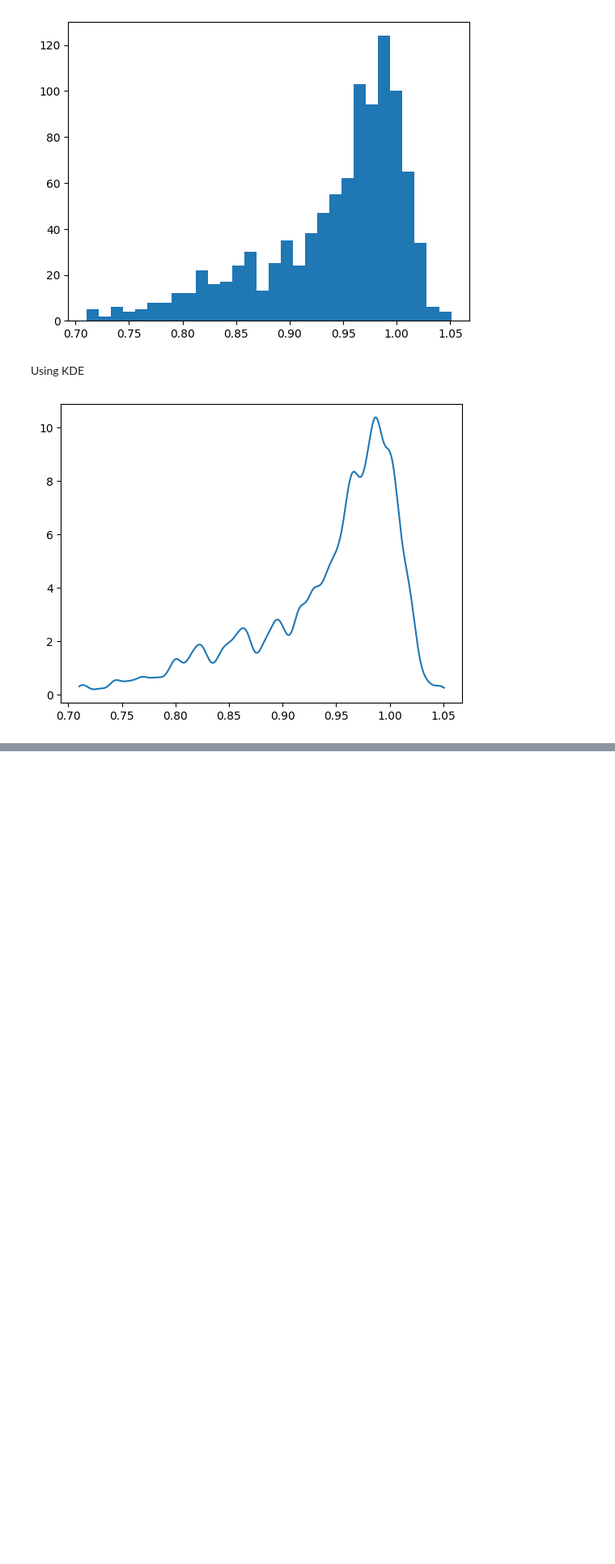
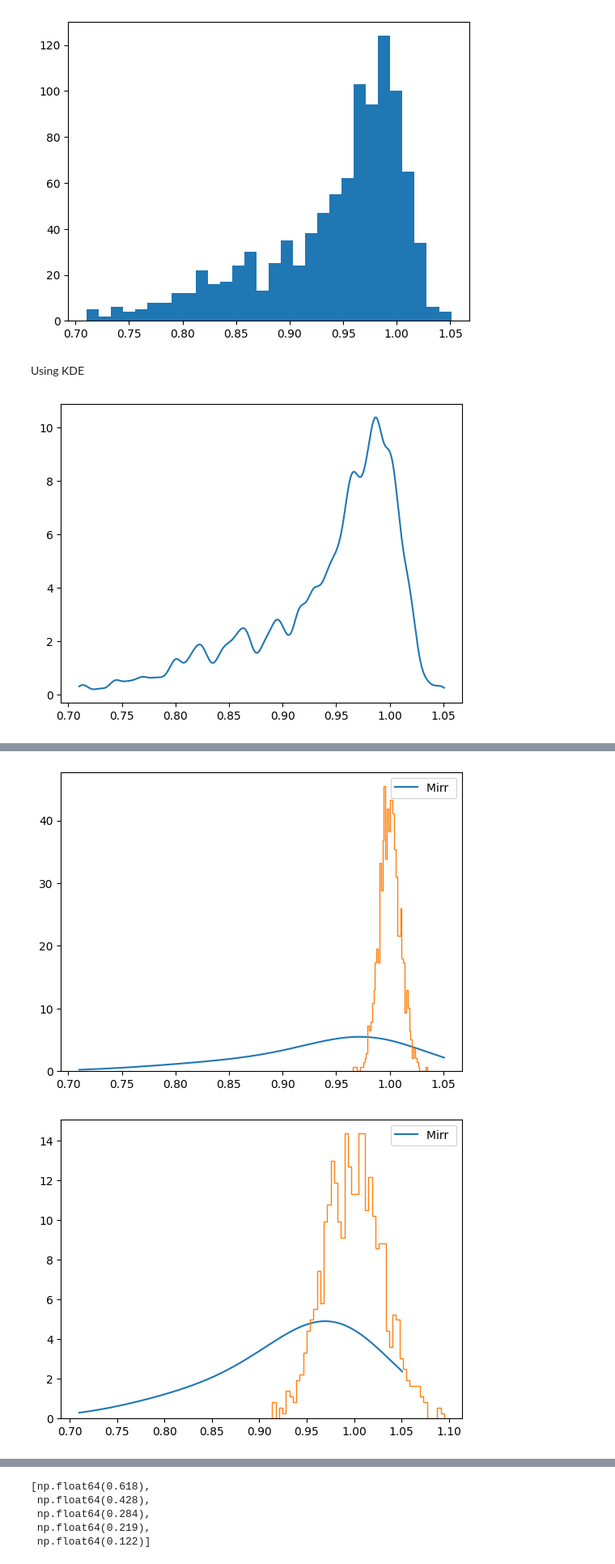
Before and after one commit to Sofiadossena/astrostatistics_bicocca_2025, a Jupyter notebook: working/Bhmass.ipynb, the cells around one changed output, grey strips where cells are left out. Shown at 81% size. Cells and saved outputs as stored; diff of their text form; code cells hidden in the pictures; blank space fills up the shorter version.

```diff
--- a/working/Bhmass.ipynb
+++ b/working/Bhmass.ipynb
@@ -46,0 +64,26 @@ np.float64(1.382902816518576e-11)
+# %%
+ks2=[] #ks between Mirr and M
+
+for i in sigmas:
+    Mks=np.random.normal(mu,i,1000) #first distrib (gaussian with different sigma)
+    Mk_irrr=Mks*f(chi) #second distrib
+
+    PDFMirr = kde_sklearn(Mk_irrr,bandwidth=0.05,kernel="gaussian")
+    gaussy = kde_sklearn(Mks,bandwidth=0.05,kernel="gaussian")
+    gaussy = kde_sklearn(Mks,bandwidth=0.05,kernel="gaussian")
+    plt.plot(xgrid,PDFMirr, label="Mirr ")
+    plt.hist(Mks, bins=50, density=True, histtype="step")
+    #plt.xlim(0.5,1.5)
+    plt.legend()
+    plt.show()
+    ks2.append(scipy.stats.ks_2samp(Mk_irrr,Mks).statistic)
+
+plt.show()
+plt.scatter(sigmas,ks2)
+plt.plot(sigmas,ks2)
+plt.xlabel("sigma")
+plt.ylabel("ks Result")
+ks2
+# %% [output]
+[figure, added]
+[figure, added]
@@ -46,0 +93,5 @@ np.float64(1.382902816518576e-11)
+[np.float64(0.618),
+ np.float64(0.428),
+ np.float64(0.284),
+ np.float64(0.219),
+ np.float64(0.122)]
```
Also changed, not shown: parts of 4 cells of this notebook.
